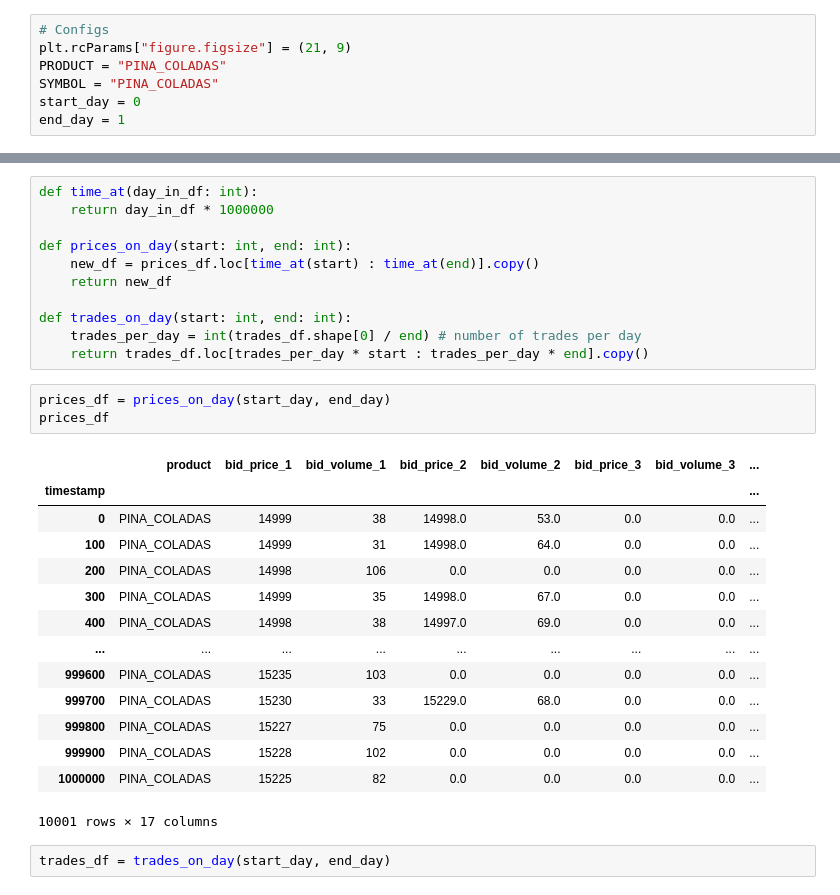
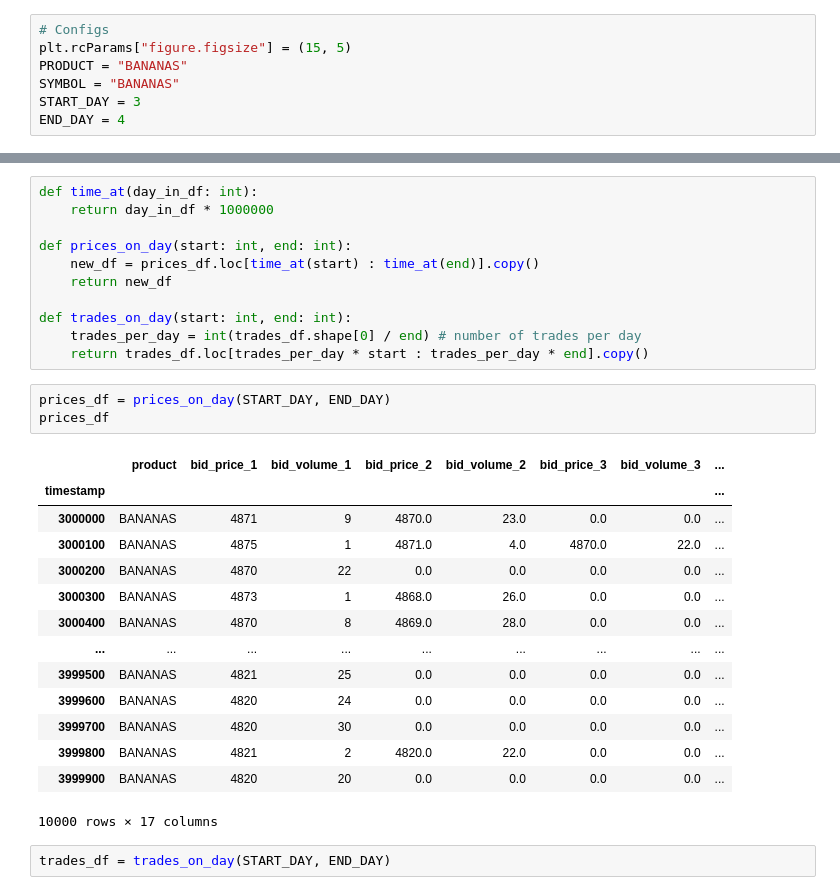
Before and after one commit to teetajp/IMC-Prosperity, a Jupyter notebook: analysis/analysis_main.ipynb, the cells around one changed output, grey strips where cells are left out. Cells and saved outputs as stored; diff of their text form.

```diff
--- a/analysis/analysis_main.ipynb
+++ b/analysis/analysis_main.ipynb
@@ -6,11 +6,11 @@ import matplotlib.pyplot as plt
 from sklearn.linear_model import LinearRegression
 # %%
 # Configs
-plt.rcParams["figure.figsize"] = (21, 9)
-PRODUCT = "PINA_COLADAS"
-SYMBOL = "PINA_COLADAS"
-start_day = 0
-end_day = 1
+plt.rcParams["figure.figsize"] = (15, 5)
+PRODUCT = "BANANAS"
+SYMBOL = "BANANAS"
+START_DAY = 3
+END_DAY = 4
 # %%
 def prices_files(round: int, start: int, end: int):
     return [f"../data/island-data-bottle-round-{round}/prices_round_{round}_day_{i}.csv" for i in range(start, end+1)]
@@ -86,22 +86,22 @@ def trades_on_day(start: int, end: int):
     trades_per_day = int(trades_df.shape[0] / end) # number of trades per day
     return trades_df.loc[trades_per_day * start : trades_per_day * end].copy()
 # %%
-prices_df = prices_on_day(start_day, end_day)
+prices_df = prices_on_day(START_DAY, END_DAY)
 prices_df
 # %% [output]
 |  | product | bid_price_1 | bid_volume_1 | bid_price_2 | bid_volume_2 | bid_price_3 | bid_volume_3 | ... |
 | timestamp |  |  |  |  |  |  |  | ... |
-| 0 | PINA_COLADAS | 14999 | 38 | 14998.0 | 53.0 | 0.0 | 0.0 | ... |
-| 100 | PINA_COLADAS | 14999 | 31 | 14998.0 | 64.0 | 0.0 | 0.0 | ... |
-| 200 | PINA_COLADAS | 14998 | 106 | 0.0 | 0.0 | 0.0 | 0.0 | ... |
-| 300 | PINA_COLADAS | 14999 | 35 | 14998.0 | 67.0 | 0.0 | 0.0 | ... |
-| 400 | PINA_COLADAS | 14998 | 38 | 14997.0 | 69.0 | 0.0 | 0.0 | ... |
+| 3000000 | BANANAS | 4871 | 9 | 4870.0 | 23.0 | 0.0 | 0.0 | ... |
+| 3000100 | BANANAS | 4875 | 1 | 4871.0 | 4.0 | 4870.0 | 22.0 | ... |
+| 3000200 | BANANAS | 4870 | 22 | 0.0 | 0.0 | 0.0 | 0.0 | ... |
+| 3000300 | BANANAS | 4873 | 1 | 4868.0 | 26.0 | 0.0 | 0.0 | ... |
+| 3000400 | BANANAS | 4870 | 8 | 4869.0 | 28.0 | 0.0 | 0.0 | ... |
 | ... | ... | ... | ... | ... | ... | ... | ... | ... |
-| 999600 | PINA_COLADAS | 15235 | 103 | 0.0 | 0.0 | 0.0 | 0.0 | ... |
-| 999700 | PINA_COLADAS | 15230 | 33 | 15229.0 | 68.0 | 0.0 | 0.0 | ... |
-| 999800 | PINA_COLADAS | 15227 | 75 | 0.0 | 0.0 | 0.0 | 0.0 | ... |
-| 999900 | PINA_COLADAS | 15228 | 102 | 0.0 | 0.0 | 0.0 | 0.0 | ... |
-| 1000000 | PINA_COLADAS | 15225 | 82 | 0.0 | 0.0 | 0.0 | 0.0 | ... |
+| 3999500 | BANANAS | 4821 | 25 | 0.0 | 0.0 | 0.0 | 0.0 | ... |
+| 3999600 | BANANAS | 4820 | 24 | 0.0 | 0.0 | 0.0 | 0.0 | ... |
+| 3999700 | BANANAS | 4820 | 30 | 0.0 | 0.0 | 0.0 | 0.0 | ... |
+| 3999800 | BANANAS | 4821 | 2 | 4820.0 | 22.0 | 0.0 | 0.0 | ... |
+| 3999900 | BANANAS | 4820 | 20 | 0.0 | 0.0 | 0.0 | 0.0 | ... |
-10001 rows × 17 columns
+10000 rows × 17 columns
 # %%
-trades_df = trades_on_day(start_day, end_day)
+trades_df = trades_on_day(START_DAY, END_DAY)
```
Also changed, not shown: parts of 14 cells of this notebook, 2 other files.
